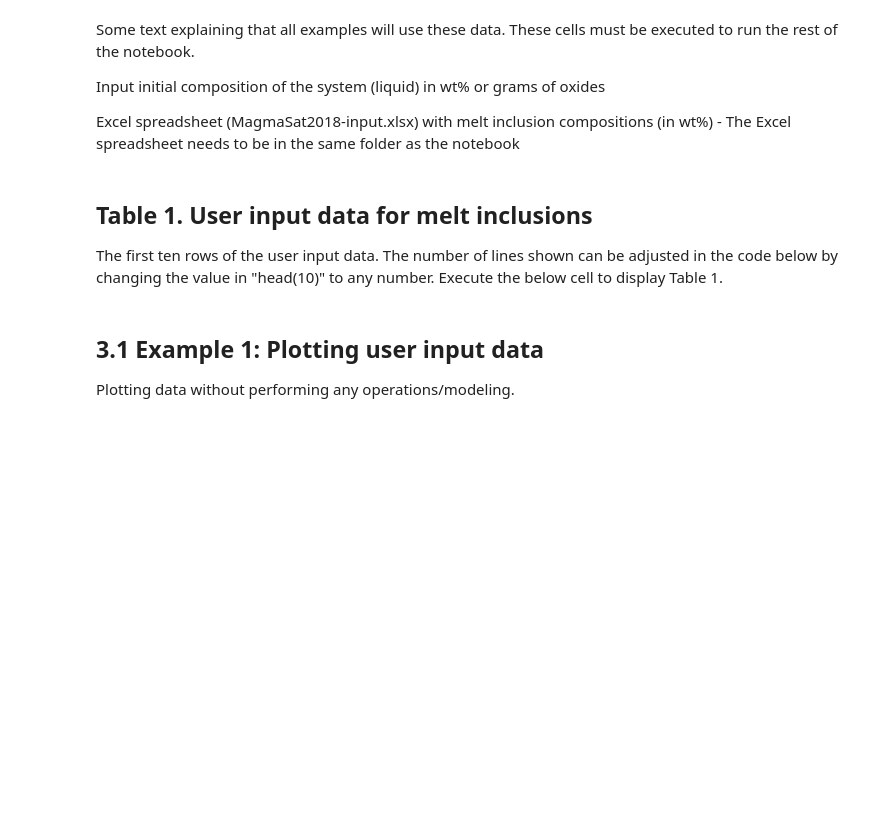
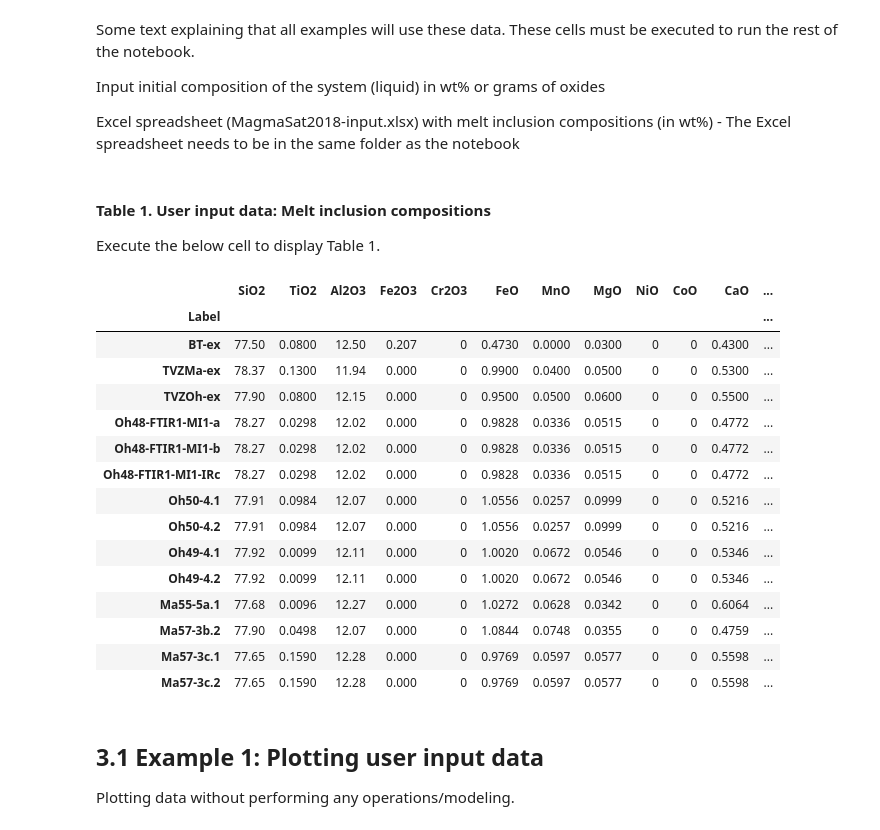
Before and after one commit to kaylai/VESIcal, a Jupyter notebook: testNotebooks/Manuscript.ipynb, the cells around one changed output. Saved outputs shown, nothing was run; the diff lists cells and outputs as text; code cells hidden in the pictures; blank space fills up the shorter version.

```diff
--- a/testNotebooks/Manuscript.ipynb
+++ b/testNotebooks/Manuscript.ipynb
@@ -106,15 +102,31 @@ Some text explaining that all examples will use these data. These cells must be
 Input initial composition of the system (liquid) in wt% or grams of oxides
 
 Excel spreadsheet (MagmaSat2018-input.xlsx) with melt inclusion compositions (in wt%) - The Excel spreadsheet needs to be in the same folder as the notebook
-# %% [markdown]
-## Table 1. User input data for melt inclusions
-The first ten rows of the user input data. The number of lines shown can be adjusted in the code below by changing the value in "head(10)" to any number.  Execute the below cell to display Table 1.
+# %% [markdown]
+#### Table 1. User input data: Melt inclusion compositions
+Execute the below cell to display Table 1.
 # %%
 myfile = msp.ExcelFile('MagmaSat2018-input.xlsx') #Enter your filename here
 data = myfile.data
 
-#Uncomment the line below to see your data
-#print(data)
+display(HTML(data.to_html()))
+# %% [output]
+|  | SiO2 | TiO2 | Al2O3 | Fe2O3 | Cr2O3 | FeO | MnO | MgO | NiO | CoO | CaO | ... |
+| Label |  |  |  |  |  |  |  |  |  |  |  | ... |
+| BT-ex | 77.50 | 0.0800 | 12.50 | 0.207 | 0 | 0.4730 | 0.0000 | 0.0300 | 0 | 0 | 0.4300 | ... |
+| TVZMa-ex | 78.37 | 0.1300 | 11.94 | 0.000 | 0 | 0.9900 | 0.0400 | 0.0500 | 0 | 0 | 0.5300 | ... |
+| TVZOh-ex | 77.90 | 0.0800 | 12.15 | 0.000 | 0 | 0.9500 | 0.0500 | 0.0600 | 0 | 0 | 0.5500 | ... |
+| Oh48-FTIR1-MI1-a | 78.27 | 0.0298 | 12.02 | 0.000 | 0 | 0.9828 | 0.0336 | 0.0515 | 0 | 0 | 0.4772 | ... |
+| Oh48-FTIR1-MI1-b | 78.27 | 0.0298 | 12.02 | 0.000 | 0 | 0.9828 | 0.0336 | 0.0515 | 0 | 0 | 0.4772 | ... |
+| Oh48-FTIR1-MI1-IRc | 78.27 | 0.0298 | 12.02 | 0.000 | 0 | 0.9828 | 0.0336 | 0.0515 | 0 | 0 | 0.4772 | ... |
+| Oh50-4.1 | 77.91 | 0.0984 | 12.07 | 0.000 | 0 | 1.0556 | 0.0257 | 0.0999 | 0 | 0 | 0.5216 | ... |
+| Oh50-4.2 | 77.91 | 0.0984 | 12.07 | 0.000 | 0 | 1.0556 | 0.0257 | 0.0999 | 0 | 0 | 0.5216 | ... |
+| Oh49-4.1 | 77.92 | 0.0099 | 12.11 | 0.000 | 0 | 1.0020 | 0.0672 | 0.0546 | 0 | 0 | 0.5346 | ... |
+| Oh49-4.2 | 77.92 | 0.0099 | 12.11 | 0.000 | 0 | 1.0020 | 0.0672 | 0.0546 | 0 | 0 | 0.5346 | ... |
+| Ma55-5a.1 | 77.68 | 0.0096 | 12.27 | 0.000 | 0 | 1.0272 | 0.0628 | 0.0342 | 0 | 0 | 0.6064 | ... |
+| Ma57-3b.2 | 77.90 | 0.0498 | 12.07 | 0.000 | 0 | 1.0844 | 0.0748 | 0.0355 | 0 | 0 | 0.4759 | ... |
+| Ma57-3c.1 | 77.65 | 0.1590 | 12.28 | 0.000 | 0 | 0.9769 | 0.0597 | 0.0577 | 0 | 0 | 0.5598 | ... |
+| Ma57-3c.2 | 77.65 | 0.1590 | 12.28 | 0.000 | 0 | 0.9769 | 0.0597 | 0.0577 | 0 | 0 | 0.5598 | ... |
 # %% [markdown]
 ## 3.1 Example 1: Plotting user input data
 Plotting data without performing any operations/modeling.
```
Also changed, not shown: parts of 19 cells of this notebook, 2 other files.
